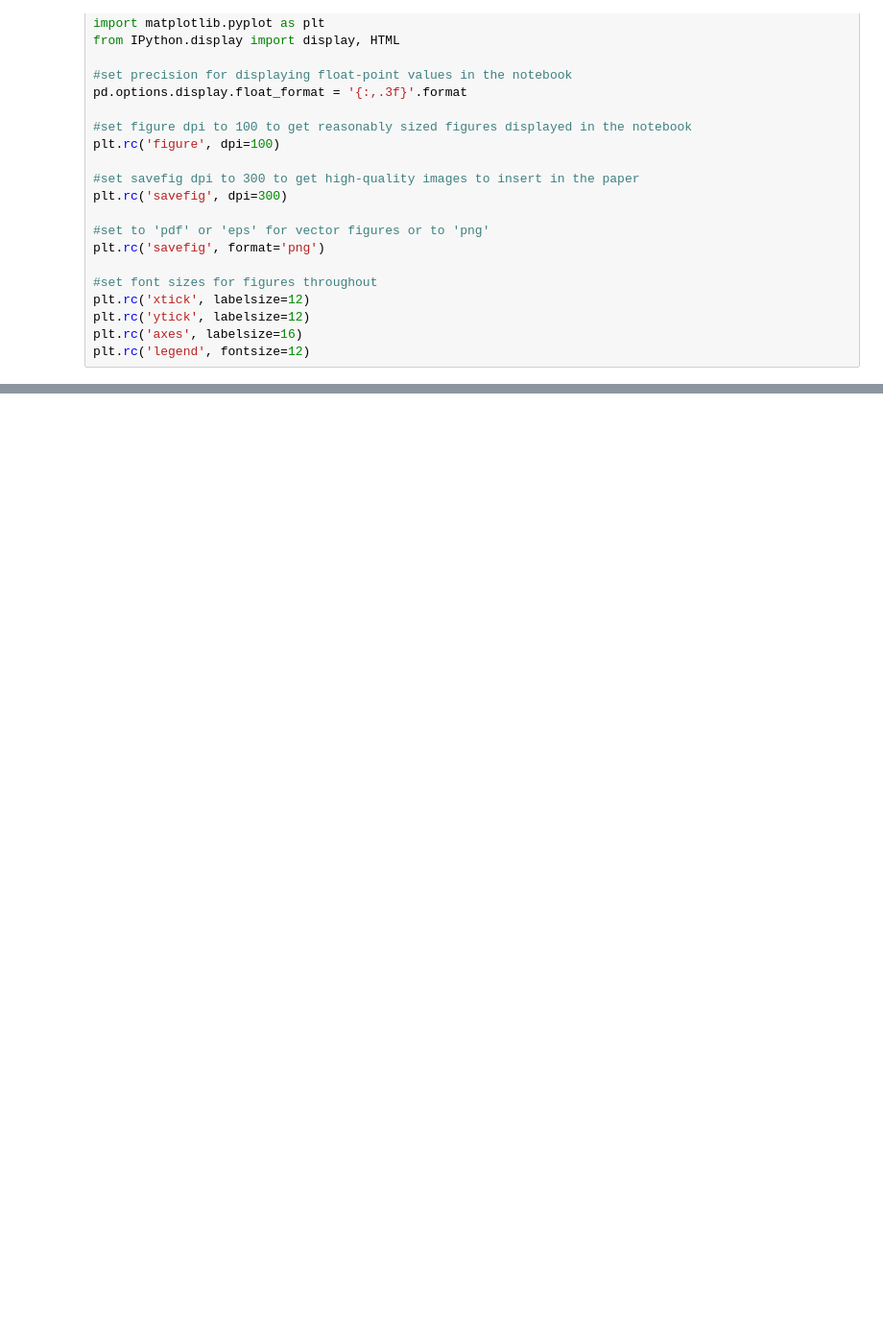
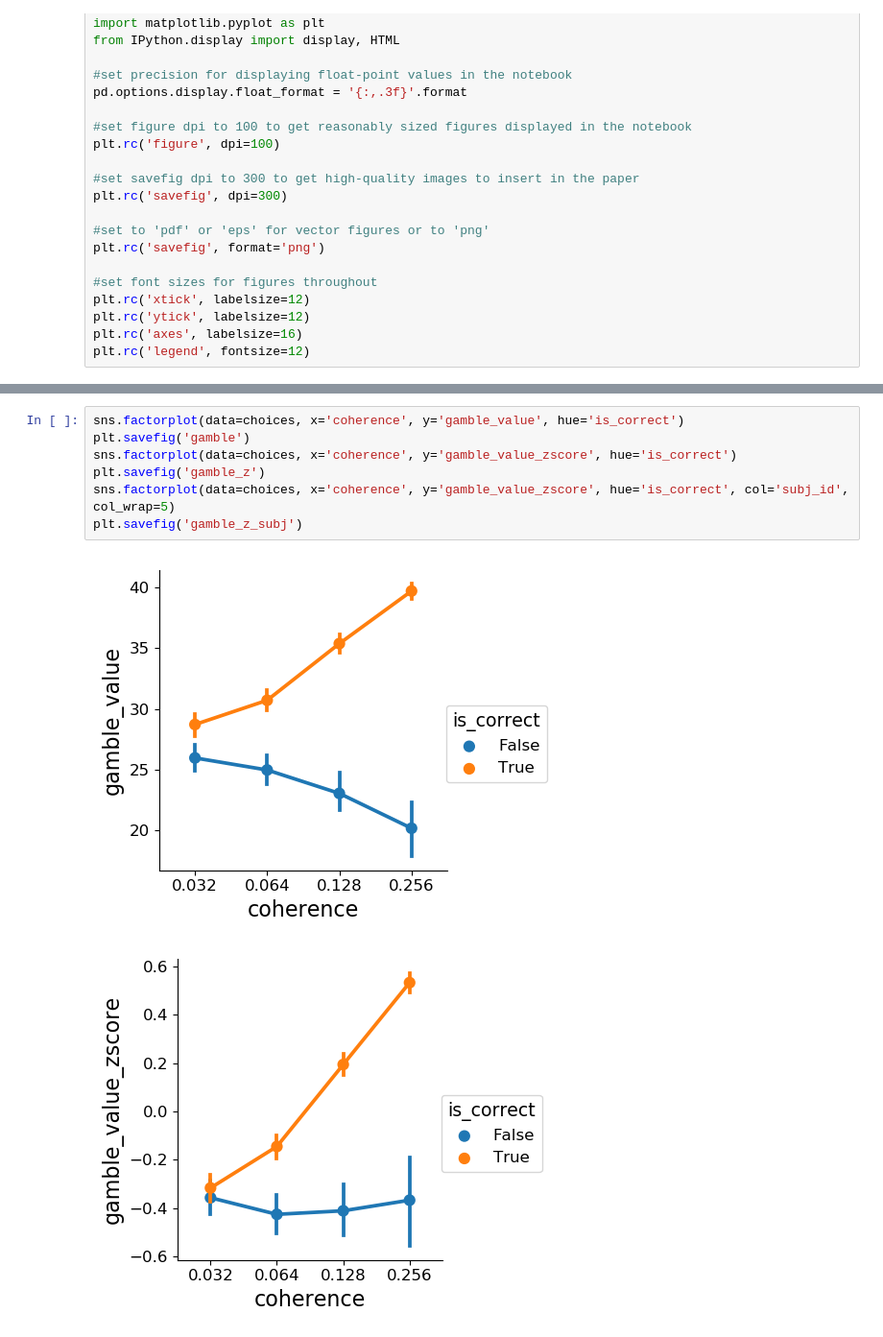
Before and after one commit to cherepaha/eyehand_confidence, a Jupyter notebook: analysis.ipynb, the cells around one changed output, grey strips where cells are left out. Shown: that part at 96% size. Saved outputs shown, nothing was run; the diff lists cells and outputs as text; blank space fills up the shorter version.

```diff
--- a/analysis.ipynb
+++ b/analysis.ipynb
@@ -31,0 +84,10 @@ choices, dynamics, gamble = dr.get_data(path='../../data/HEM_AK/processed/')
+# %%
+sns.factorplot(data=choices, x='coherence', y='gamble_value', hue='is_correct')
+plt.savefig('gamble')
+sns.factorplot(data=choices, x='coherence', y='gamble_value_zscore', hue='is_correct')
+plt.savefig('gamble_z')
+sns.factorplot(data=choices, x='coherence', y='gamble_value_zscore', hue='is_correct', col='subj_id', col_wrap=5)
+plt.savefig('gamble_z_subj')
+# %% [output]
+[figure, added]
+[figure, added]
```
Also changed, not shown: parts of 14 cells of this notebook, 2 other files.
